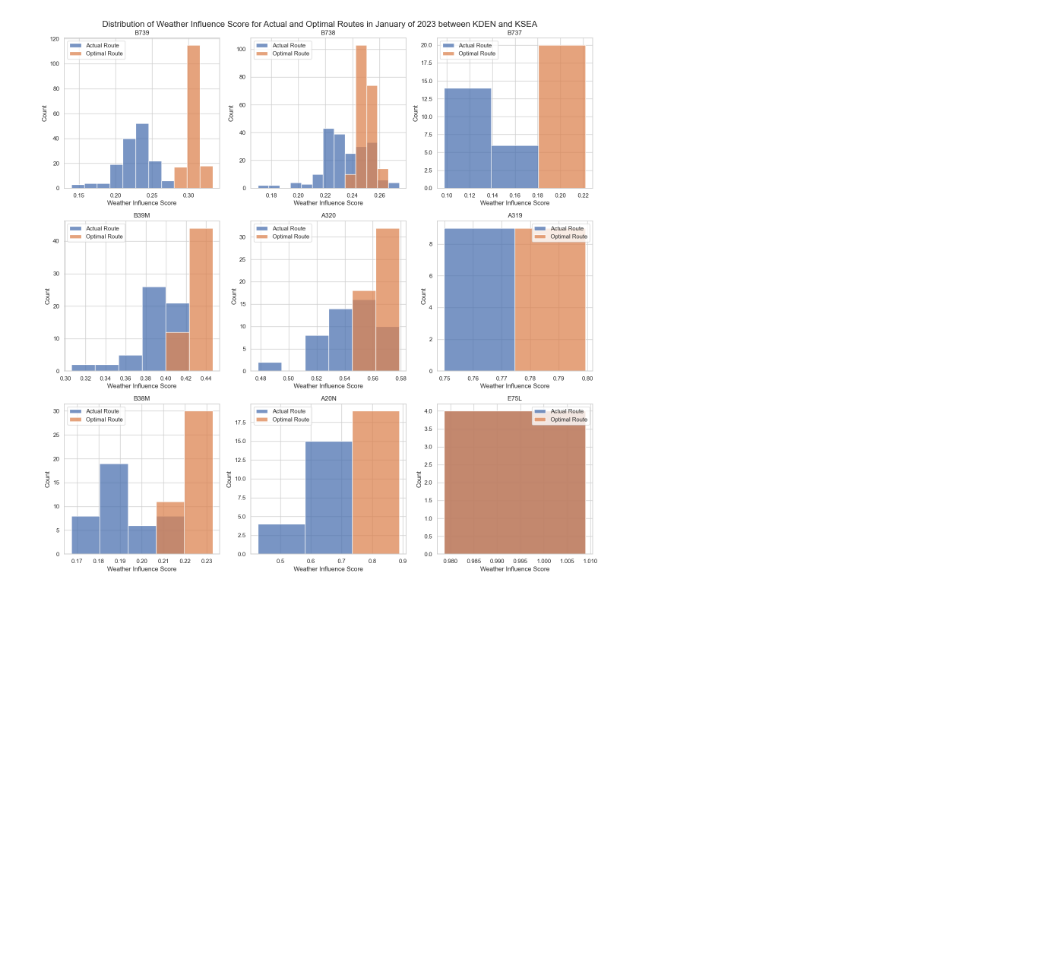
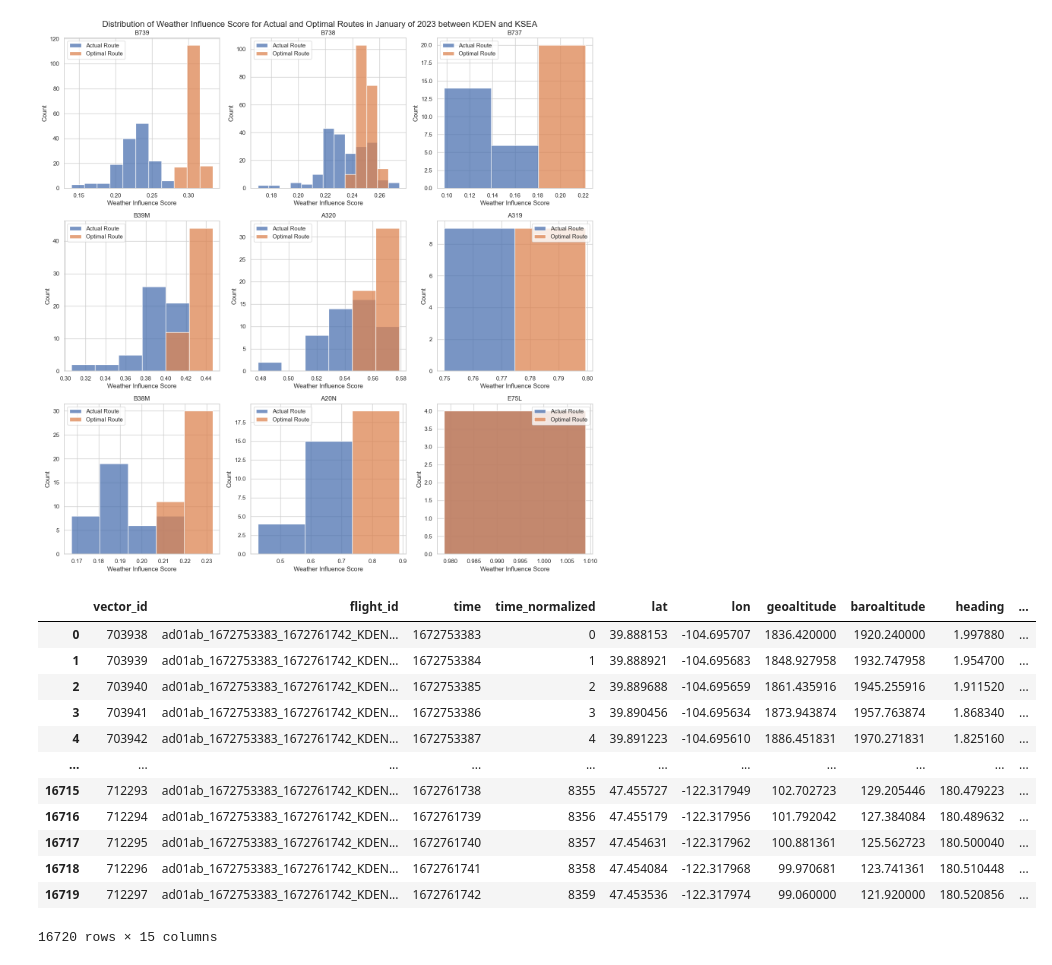
Before and after one commit to Flight-Path-Analysis/FlightPathAnalysis, a Jupyter notebook: tutorials/Full_Analysis.ipynb, the cells around one changed output. Cells and saved outputs as stored; diff of their text form; code cells hidden in the pictures; blank space fills up the shorter version.

```diff
--- a/tutorials/Full_Analysis.ipynb
+++ b/tutorials/Full_Analysis.ipynb
@@ -1185,3 +1185,49 @@ plt.subplots_adjust(top=0.95)  # Adjust the top to make room for the global titl
 plt.show()
 # %% [output]
 [figure]
+# %%
+flights['WIS_ratio'] = flights['weather_influence_score_opt']/flights['weather_influence_score']
+greatest_ratio_flight_id = flights.sort_values('WIS_ratio')['flight_id'].values[-1][-1]
+
+flights_connection = sqlite3.connect(flights_database)
+state_vectors_actual = pd.read_sql_query(f"""
+    SELECT *
+    FROM state_vectors
+    WHERE flight_id = "{greatest_ratio_flight_id}"
+    """,
+    flights_connection)
+
+state_vectors_optimal = pd.read_sql_query(f"""
+    SELECT sv.*
+    FROM state_vectors AS sv
+    INNER JOIN (
+        SELECT of.flight_id
+        FROM flights AS fs
+        JOIN flights_aircraft AS fa ON fs.icao24 = fa.icao24
+        JOIN optimal_flights AS of ON fa.typecode = of.typecode
+        WHERE fs.flight_id = "{greatest_ratio_flight_id}"
+    ) AS optimal_flight_id ON sv.flight_id = optimal_flight_id.flight_id;
+    """,
+    flights_connection)
+
+flights_connection.close()
+
+
+# state_vectors_actual
+# state_vectors_optimal
+# %%
+state_vectors_optimal
+# %% [output]
+|  | vector_id | flight_id | time | time_normalized | lat | lon | geoaltitude | baroaltitude | heading | ... |
+| 0 | 703938 | ad01ab_1672753383_1672761742_KDEN... | 1672753383 | 0 | 39.888153 | -104.695707 | 1836.420000 | 1920.240000 | 1.997880 | ... |
+| 1 | 703939 | ad01ab_1672753383_1672761742_KDEN... | 1672753384 | 1 | 39.888921 | -104.695683 | 1848.927958 | 1932.747958 | 1.954700 | ... |
+| 2 | 703940 | ad01ab_1672753383_1672761742_KDEN... | 1672753385 | 2 | 39.889688 | -104.695659 | 1861.435916 | 1945.255916 | 1.911520 | ... |
+| 3 | 703941 | ad01ab_1672753383_1672761742_KDEN... | 1672753386 | 3 | 39.890456 | -104.695634 | 1873.943874 | 1957.763874 | 1.868340 | ... |
+| 4 | 703942 | ad01ab_1672753383_1672761742_KDEN... | 1672753387 | 4 | 39.891223 | -104.695610 | 1886.451831 | 1970.271831 | 1.825160 | ... |
+| ... | ... | ... | ... | ... | ... | ... | ... | ... | ... | ... |
+| 16715 | 712293 | ad01ab_1672753383_1672761742_KDEN... | 1672761738 | 8355 | 47.455727 | -122.317949 | 102.702723 | 129.205446 | 180.479223 | ... |
+| 16716 | 712294 | ad01ab_1672753383_1672761742_KDEN... | 1672761739 | 8356 | 47.455179 | -122.317956 | 101.792042 | 127.384084 | 180.489632 | ... |
+| 16717 | 712295 | ad01ab_1672753383_1672761742_KDEN... | 1672761740 | 8357 | 47.454631 | -122.317962 | 100.881361 | 125.562723 | 180.500040 | ... |
+| 16718 | 712296 | ad01ab_1672753383_1672761742_KDEN... | 1672761741 | 8358 | 47.454084 | -122.317968 | 99.970681 | 123.741361 | 180.510448 | ... |
+| 16719 | 712297 | ad01ab_1672753383_1672761742_KDEN... | 1672761742 | 8359 | 47.453536 | -122.317974 | 99.060000 | 121.920000 | 180.520856 | ... |
+16720 rows × 15 columns
```
Also changed, not shown: parts of 1 cell of this notebook, 2 other files.
